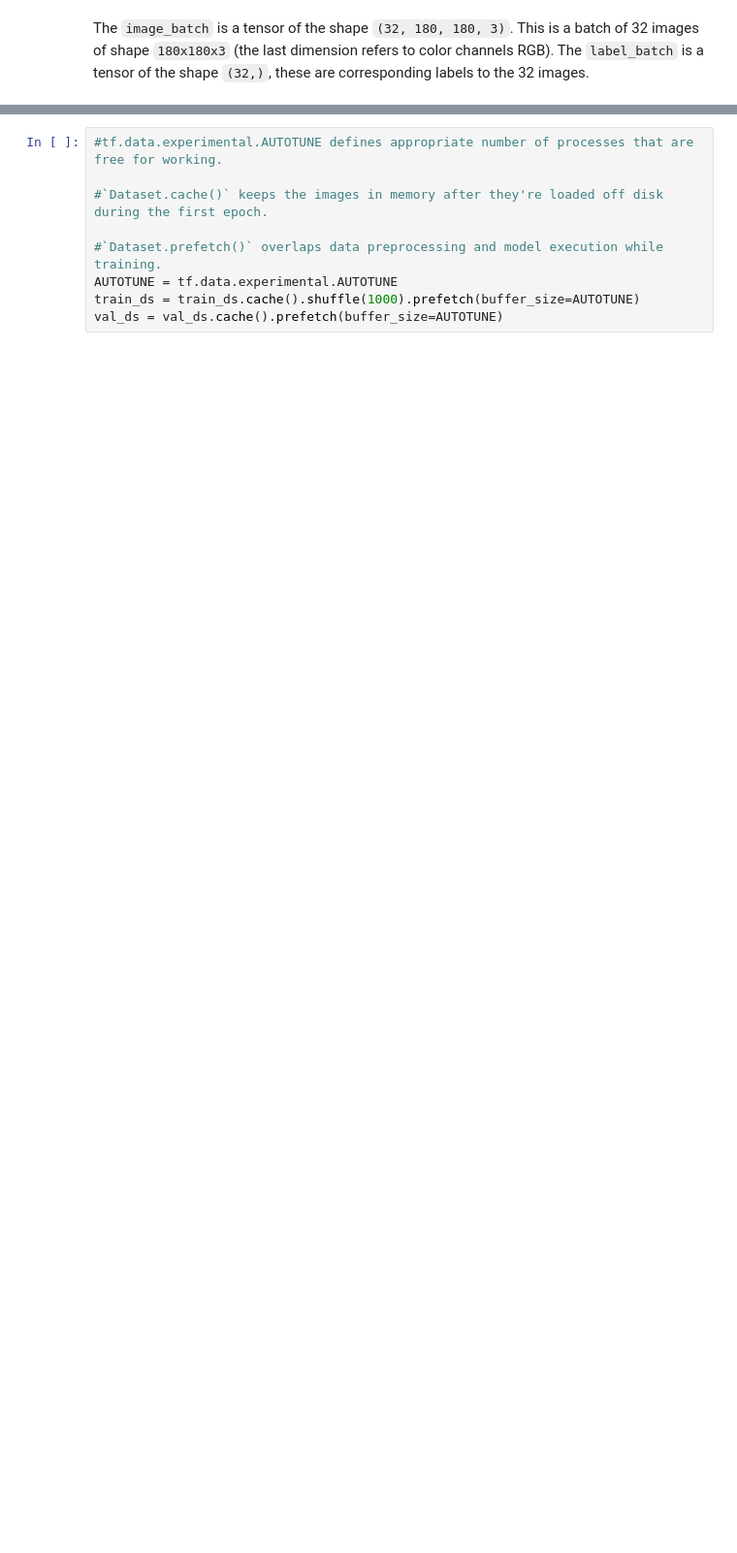
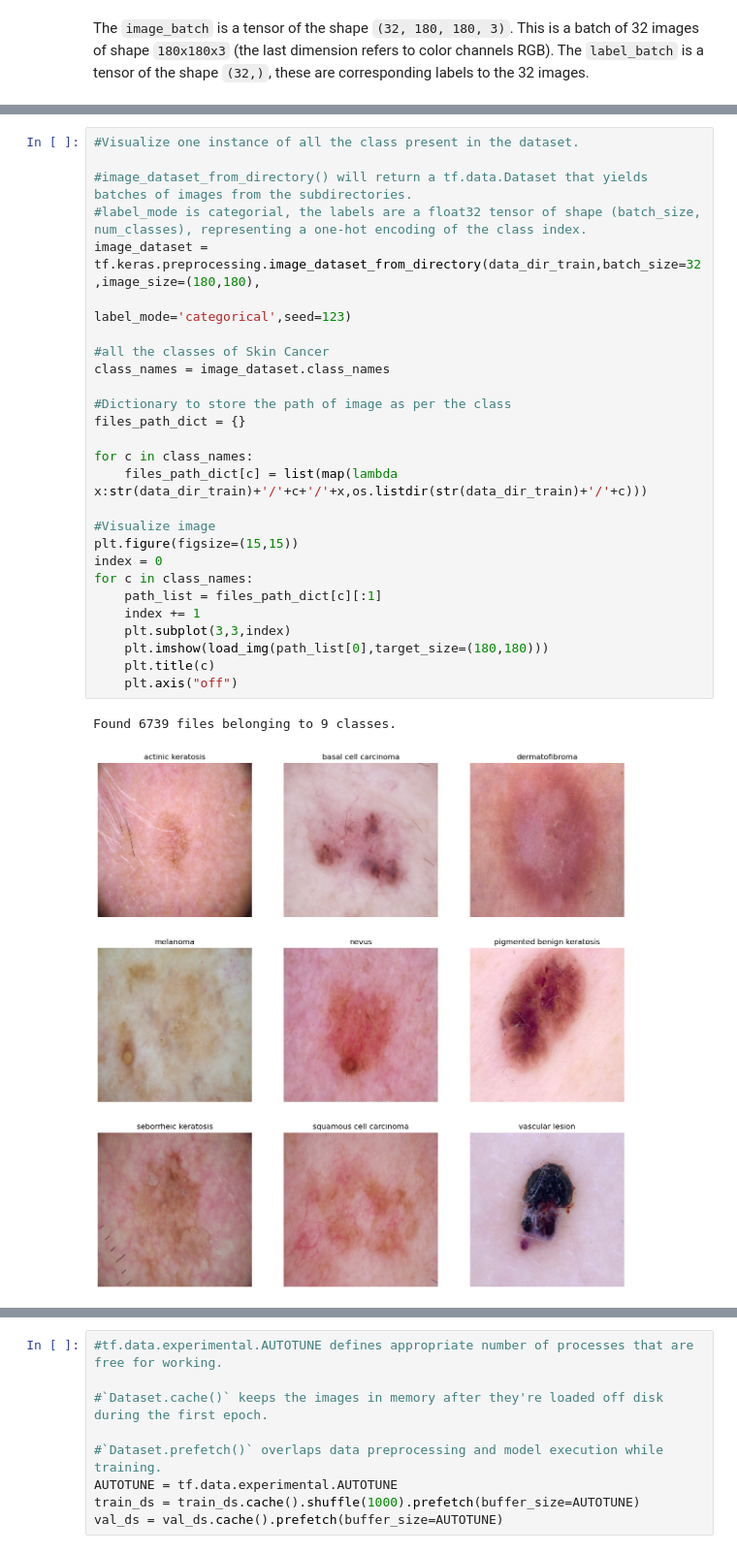
Before and after one commit to prithviraj2105/CNN_Skin_Cancer_Classification, a Jupyter notebook: Prithviraj_Pawar_nn.ipynb, the cells around one changed output, grey strips where cells are left out. Shown at 97% size. Saved outputs shown, nothing was run; the diff lists cells and outputs as text; blank space fills up the shorter version.

```diff
--- a/Prithviraj_Pawar_nn.ipynb
+++ b/Prithviraj_Pawar_nn.ipynb
@@ -140,3 +132,33 @@ The `image_batch` is a tensor of the shape `(32, 180, 180, 3)`. This is a batch
+# %%
+#Visualize one instance of all the class present in the dataset.
+
+#image_dataset_from_directory() will return a tf.data.Dataset that yields batches of images from the subdirectories.
+#label_mode is categorial, the labels are a float32 tensor of shape (batch_size, num_classes), representing a one-hot encoding of the class index.
+image_dataset = tf.keras.preprocessing.image_dataset_from_directory(data_dir_train,batch_size=32,image_size=(180,180),
+                                                                    label_mode='categorical',seed=123)
+
+#all the classes of Skin Cancer
+class_names = image_dataset.class_names
+
+#Dictionary to store the path of image as per the class
+files_path_dict = {}
+
+for c in class_names:
+    files_path_dict[c] = list(map(lambda x:str(data_dir_train)+'/'+c+'/'+x,os.listdir(str(data_dir_train)+'/'+c)))
+
+#Visualize image
+plt.figure(figsize=(15,15))
+index = 0
+for c in class_names:
+    path_list = files_path_dict[c][:1]
+    index += 1
+    plt.subplot(3,3,index)
+    plt.imshow(load_img(path_list[0],target_size=(180,180)))
+    plt.title(c)
+    plt.axis("off")
+# %% [output]
+Found 6739 files belonging to 9 classes.
+[figure, added]
 # %% [markdown]
 ### Model Building & training
 
```
Also changed, not shown: parts of 44 cells of this notebook.
